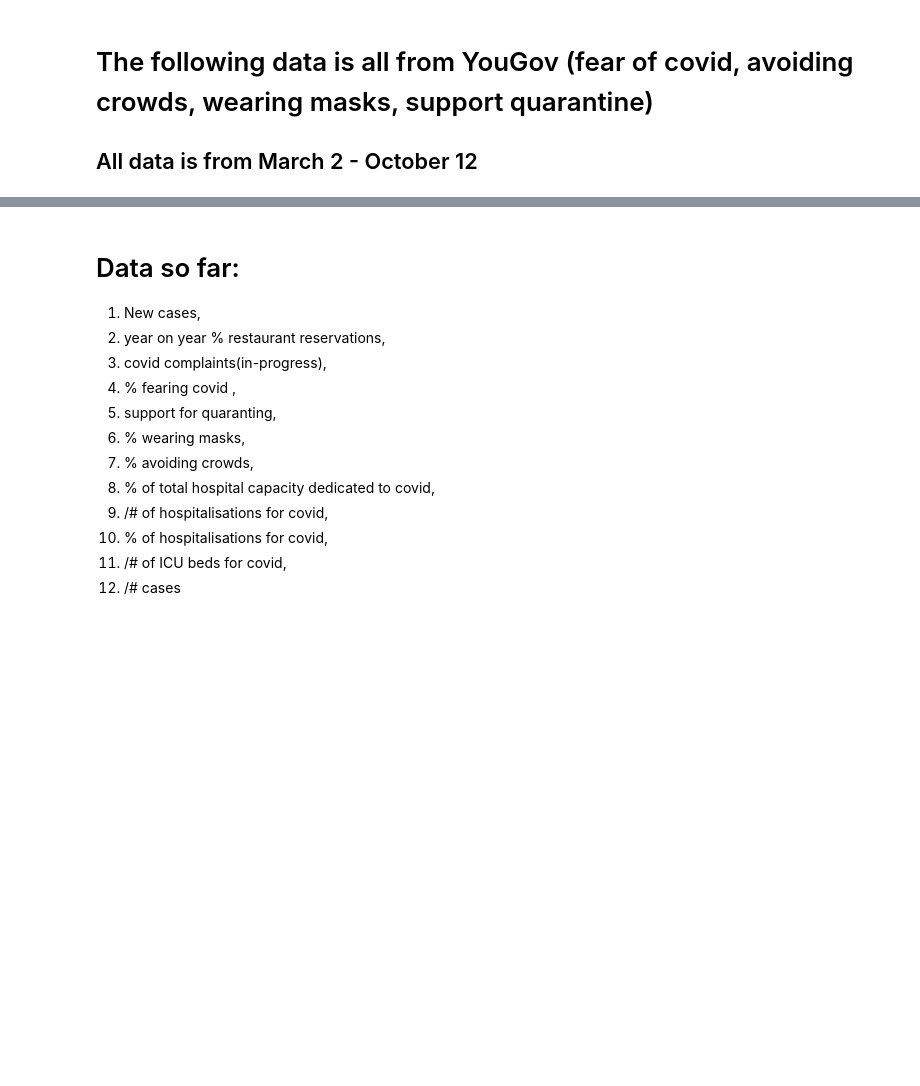
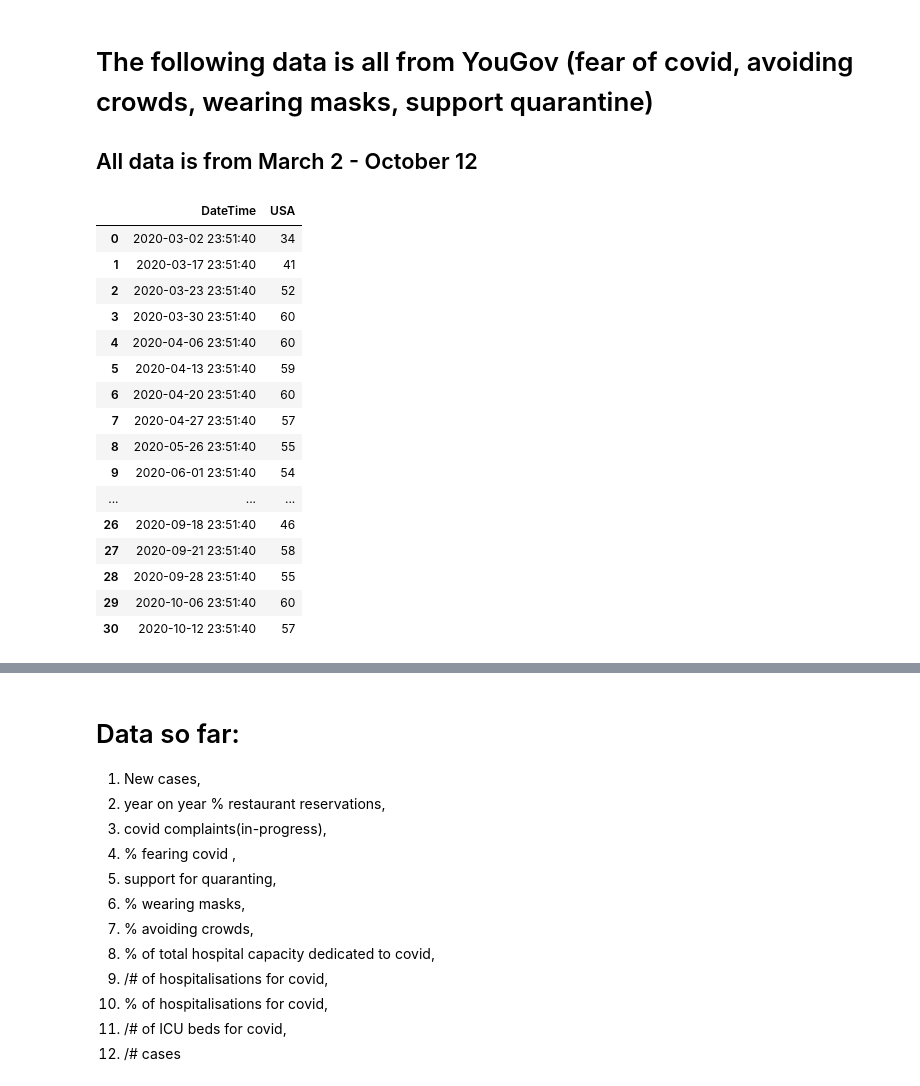
Before and after one commit to oaimtiaz/dell-datathon, a Jupyter notebook: Datahon.ipynb, the cells around one changed output, grey strips where cells are left out. Saved outputs shown, nothing was run; the diff lists cells and outputs as text; code cells hidden in the pictures; blank space fills up the shorter version.

```diff
--- a/Datahon.ipynb
+++ b/Datahon.ipynb
@@ -76,5 +67,24 @@ Name: OPENDATE, Length: 7380, dtype: object
 ## All data is from March 2 - October 12
 # %%
 covid_fear = pd.read_csv("covid-fear.csv")
+covid_fear
+# %% [output]
+|  | DateTime | USA |
+| 0 | 2020-03-02 23:51:40 | 34 |
+| 1 | 2020-03-17 23:51:40 | 41 |
+| 2 | 2020-03-23 23:51:40 | 52 |
+| 3 | 2020-03-30 23:51:40 | 60 |
+| 4 | 2020-04-06 23:51:40 | 60 |
+| 5 | 2020-04-13 23:51:40 | 59 |
+| 6 | 2020-04-20 23:51:40 | 60 |
+| 7 | 2020-04-27 23:51:40 | 57 |
+| 8 | 2020-05-26 23:51:40 | 55 |
+| 9 | 2020-06-01 23:51:40 | 54 |
+| ... | ... | ... |
+| 26 | 2020-09-18 23:51:40 | 46 |
+| 27 | 2020-09-21 23:51:40 | 58 |
+| 28 | 2020-09-28 23:51:40 | 55 |
+| 29 | 2020-10-06 23:51:40 | 60 |
+| 30 | 2020-10-12 23:51:40 | 57 |
 # %%
 support_quarantine = pd.read_csv("support-quarantine.csv")
```
Also changed, not shown: parts of 8 cells of this notebook, 1 other file.
